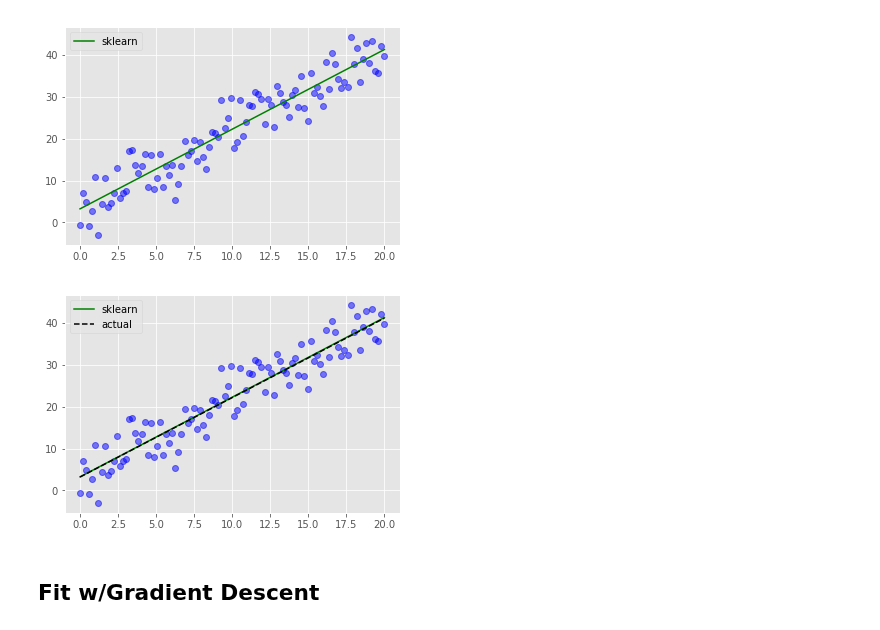
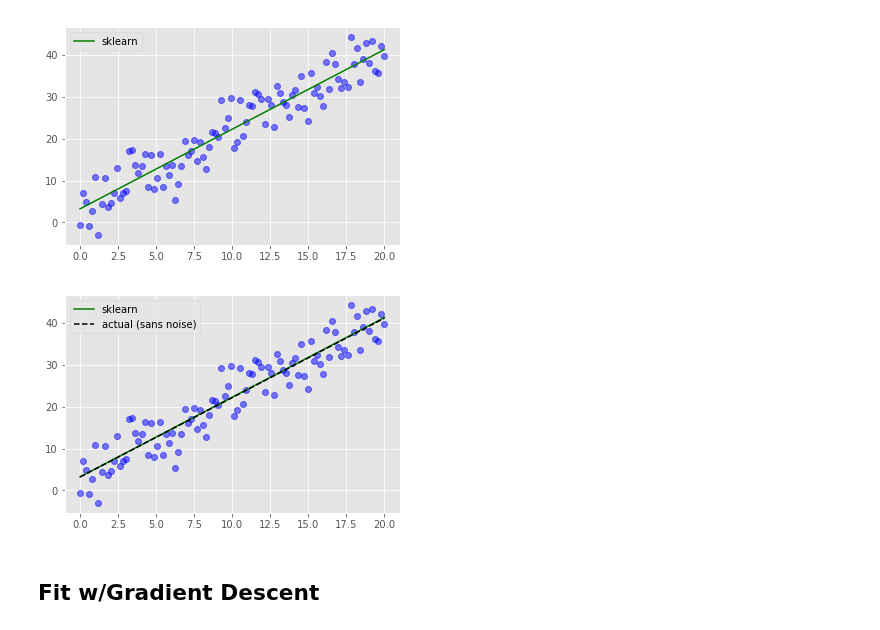
Before and after one commit to dziganto/Data_Science_Fundamentals, a Jupyter notebook: notebooks/Machine_Learning/Algorithms_From_Scratch/Gradient_Descent.ipynb, the cells around one changed output. Cells and saved outputs as stored; diff of their text form; code cells hidden in the pictures.

```diff
--- a/notebooks/Machine_Learning/Algorithms_From_Scratch/Gradient_Descent.ipynb
+++ b/notebooks/Machine_Learning/Algorithms_From_Scratch/Gradient_Descent.ipynb
@@ -111,10 +115,10 @@ plt.legend();
 # %%
 plt.plot(data, target, 'bo', alpha=0.5)
 plt.plot(data, lr.predict(data.reshape(-1,1)), 'g', label='sklearn')
-plt.plot(data, target_no_noise, 'k--', label='actual')
+plt.plot(data, target_no_noise, 'k--', label='actual (sans noise)')
 plt.legend();
 # %% [output]
-[figure, old version]
+[figure, new version]
 # %% [markdown]
 ## Fit w/Gradient Descent
 # %%
```
Also changed, not shown: parts of 9 cells of this notebook.
